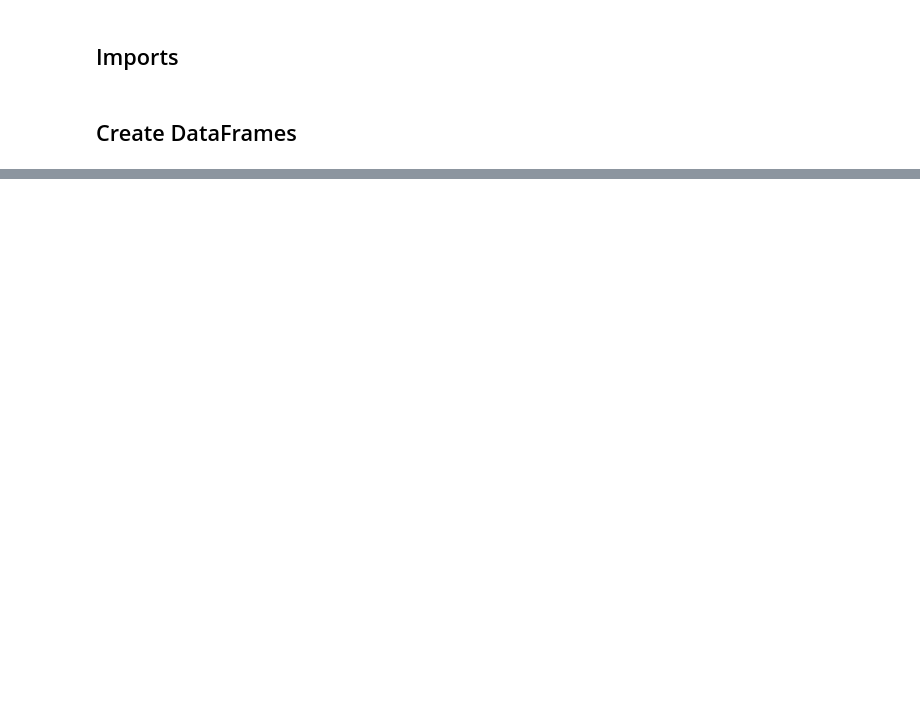
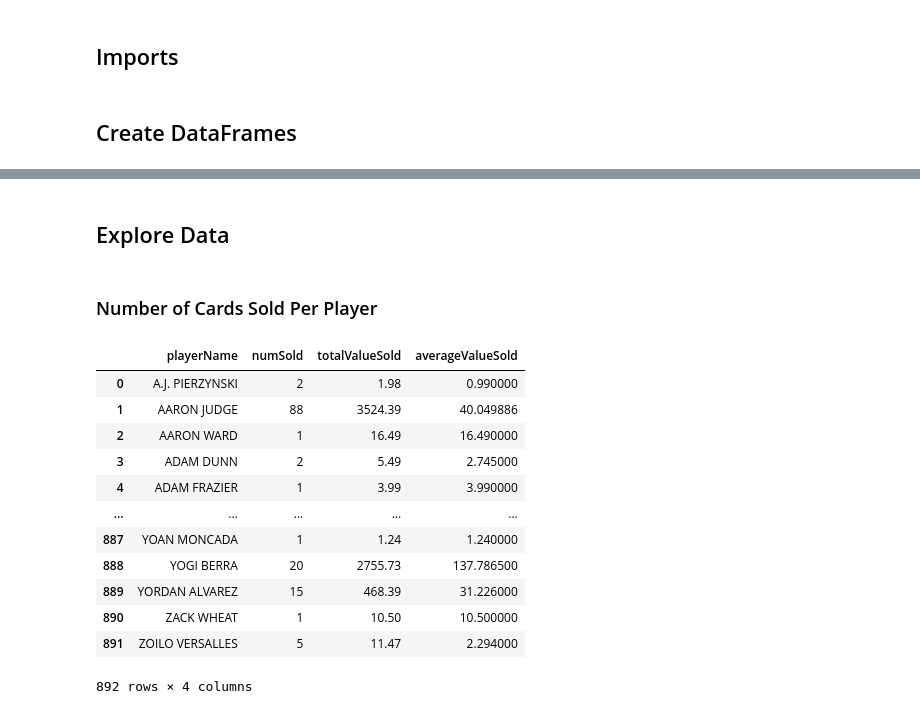
Before and after one commit to AlexAbraham1/EbayBaseballScraper, a Jupyter notebook: Notebooks/analysis.ipynb, the cells around one changed output, grey strips where cells are left out. Saved outputs shown, nothing was run; the diff lists cells and outputs as text; code cells hidden in the pictures; blank space fills up the shorter version.

```diff
--- a/Notebooks/analysis.ipynb
+++ b/Notebooks/analysis.ipynb
@@ -32,0 +80,26 @@ df_ebay
+# %% [markdown]
+## Explore Data
+# %% [markdown]
+### Number of Cards Sold Per Player
+# %%
+grouped_df = df_ebay.groupby('playerName').agg(
+    numSold=('price', 'count'),
+    totalValueSold=('price', 'sum'),
+    averageValueSold=('price', 'mean')
+).reset_index()
+
+grouped_df
+# %% [output]
+|  | playerName | numSold | totalValueSold | averageValueSold |
+| 0 | A.J. PIERZYNSKI | 2 | 1.98 | 0.990000 |
+| 1 | AARON JUDGE | 88 | 3524.39 | 40.049886 |
+| 2 | AARON WARD | 1 | 16.49 | 16.490000 |
+| 3 | ADAM DUNN | 2 | 5.49 | 2.745000 |
+| 4 | ADAM FRAZIER | 1 | 3.99 | 3.990000 |
+| ... | ... | ... | ... | ... |
+| 887 | YOAN MONCADA | 1 | 1.24 | 1.240000 |
+| 888 | YOGI BERRA | 20 | 2755.73 | 137.786500 |
+| 889 | YORDAN ALVAREZ | 15 | 468.39 | 31.226000 |
+| 890 | ZACK WHEAT | 1 | 10.50 | 10.500000 |
+| 891 | ZOILO VERSALLES | 5 | 11.47 | 2.294000 |
+892 rows × 4 columns
```
Also changed, not shown: parts of 8 cells of this notebook, 1 other file.
